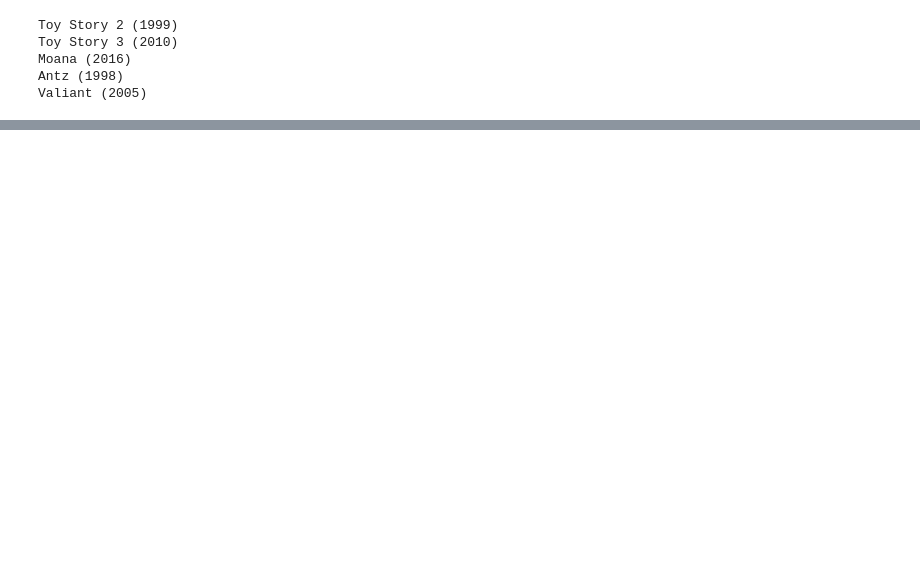
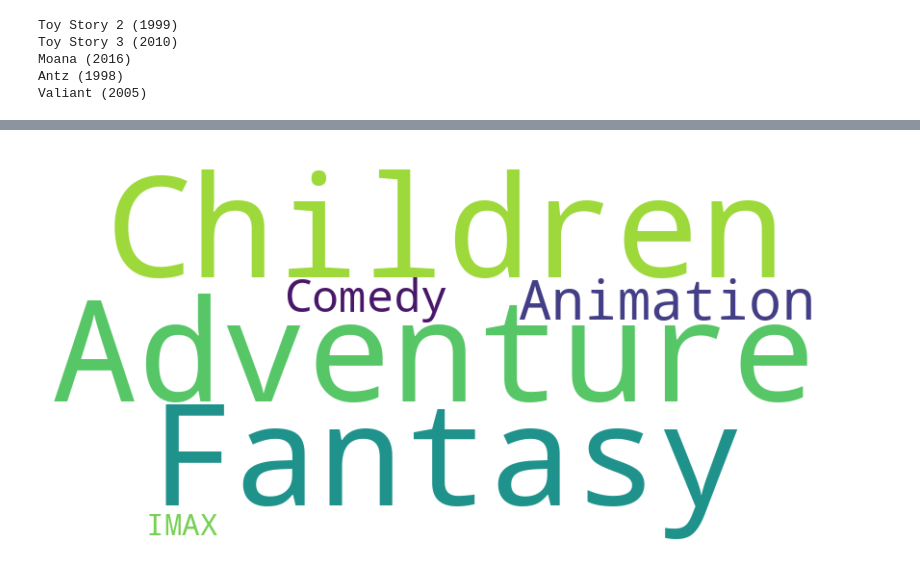
Before and after one commit to ArjunBhattad2004/MovieRecommendationSystem, a Jupyter notebook: content-based-filtering/content_cosine_similarity.ipynb, the cells around one changed output, grey strips where cells are left out. Cells and saved outputs as stored; diff of their text form; code cells hidden in the pictures; blank space fills up the shorter version.

```diff
--- a/content-based-filtering/content_cosine_similarity.ipynb
+++ b/content-based-filtering/content_cosine_similarity.ipynb
@@ -134,0 +302,20 @@ Valiant (2005)
+# %%
+## plotting the genres wordcloud for the recommended movies
+movies = pd.read_csv("movies.csv")
+recommendations = recommended_lst
+
+# filtering movies based on recommendations
+recommended_movies = movies[movies['title'].isin(recommendations)]
+# concatenate all genres into a single string
+genres_text = ' '.join(recommended_movies['genres'])
+
+# generating word cloud
+wordcloud = WordCloud(width=800, height=400, background_color='white', min_font_size=10).generate(genres_text)
+
+# display the generated word cloud
+plt.figure(figsize=(10, 5))
+plt.imshow(wordcloud, interpolation='bilinear')
+plt.axis('off')
+plt.show()
+# %% [output]
+[figure, added]
```
Also changed, not shown: parts of 26 cells of this notebook.
